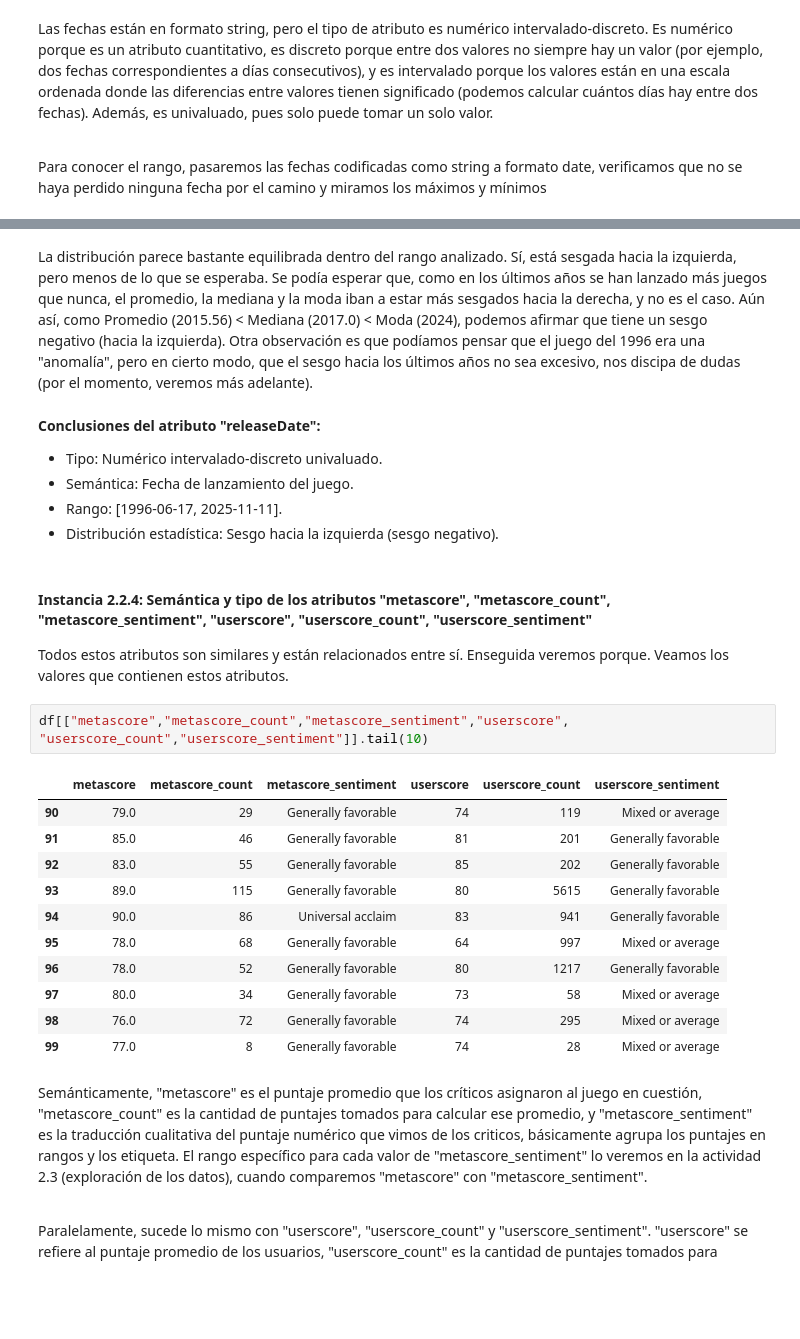
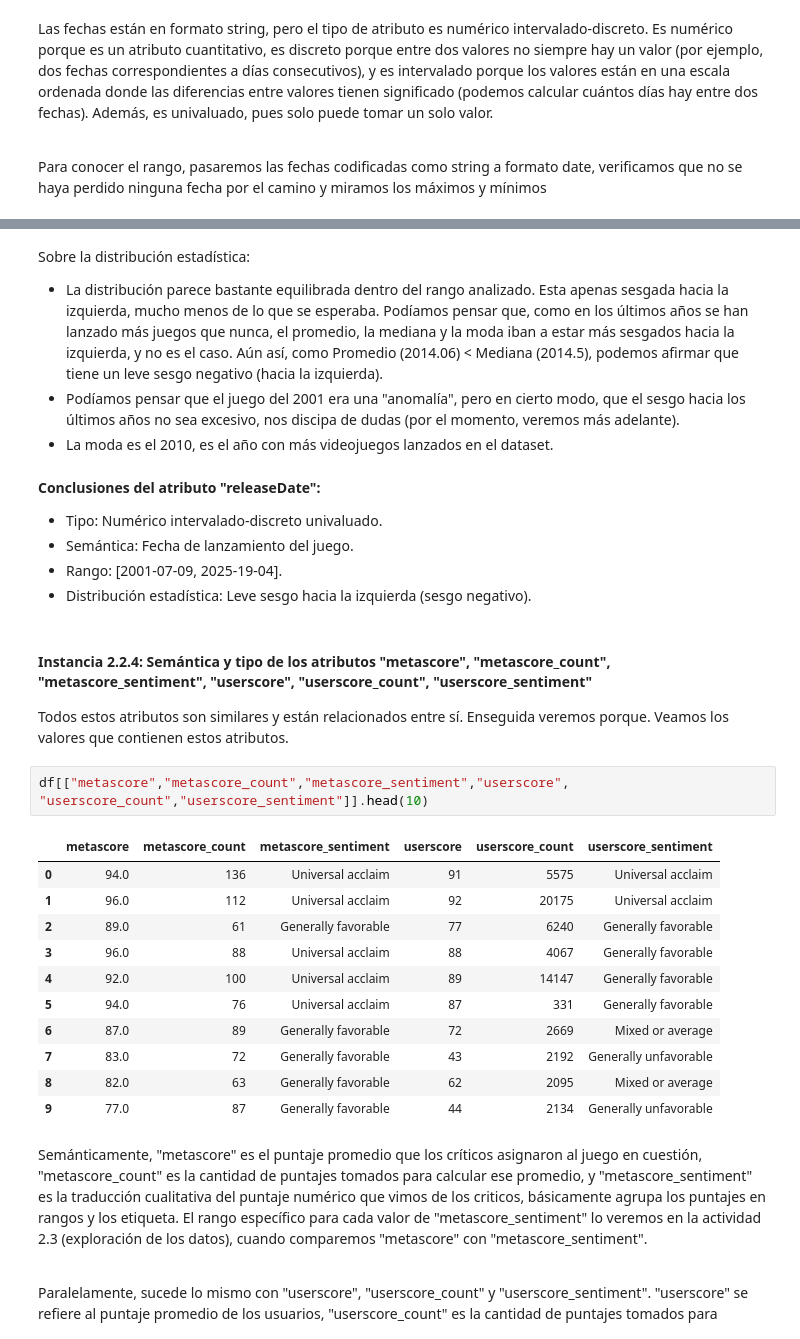
Before and after one commit to SantiagoCiaponi/data-science, a Jupyter notebook: notebooks/data_mining.ipynb, the cells around one changed output, grey strips where cells are left out. Cells and saved outputs as stored; diff of their text form; blank space fills up the shorter version.

```diff
--- a/notebooks/data_mining.ipynb
+++ b/notebooks/data_mining.ipynb
@@ -287,28 +287,31 @@ Moda: 2024, cantidad de juegos en ese año: 12
 # %% [markdown]
-La distribución parece bastante equilibrada dentro del rango analizado. Sí, está sesgada hacia la izquierda, pero menos de lo que se esperaba. Se podía esperar que, como en los últimos años se han lanzado más juegos que nunca, el promedio, la mediana y la moda iban a estar más sesgados hacia la derecha, y no es el caso. Aún así, como Promedio (2015.56) < Mediana (2017.0) < Moda (2024), podemos afirmar que tiene un sesgo negativo (hacia la izquierda). Otra observación es que podíamos pensar que el juego del 1996 era una "anomalía", pero en cierto modo, que el sesgo hacia los últimos años no sea excesivo, nos discipa de dudas (por el momento, veremos más adelante).
+Sobre la distribución estadística:
+* La distribución parece bastante equilibrada dentro del rango analizado. Esta apenas sesgada hacia la izquierda, mucho menos de lo que se esperaba. Podíamos pensar que, como en los últimos años se han lanzado más juegos que nunca, el promedio, la mediana y la moda iban a estar más sesgados hacia la izquierda, y no es el caso. Aún así, como Promedio (2014.06) < Mediana (2014.5), podemos afirmar que tiene un leve sesgo negativo (hacia la izquierda).
+* Podíamos pensar que el juego del 2001 era una "anomalía", pero en cierto modo, que el sesgo hacia los últimos años no sea excesivo, nos discipa de dudas (por el momento, veremos más adelante).
+* La moda es el 2010, es el año con más videojuegos lanzados en el dataset.
 # %% [markdown]
 **Conclusiones del atributo "releaseDate":**
 * Tipo: Numérico intervalado-discreto univaluado.
 * Semántica: Fecha de lanzamiento del juego.
-* Rango: [1996-06-17, 2025-11-11].
-* Distribución estadística: Sesgo hacia la izquierda (sesgo negativo).
+* Rango: [2001-07-09, 2025-19-04].
+* Distribución estadística: Leve sesgo hacia la izquierda (sesgo negativo).
 # %% [markdown]
 #### Instancia 2.2.4: Semántica y tipo de los atributos "metascore", "metascore_count", "metascore_sentiment", "userscore", "userscore_count", "userscore_sentiment"
 Todos estos atributos son similares y están relacionados entre sí. Enseguida veremos porque. Veamos los valores que contienen estos atributos.
 # %%
-df[["metascore","metascore_count","metascore_sentiment","userscore", "userscore_count","userscore_sentiment"]].tail(10)
+df[["metascore","metascore_count","metascore_sentiment","userscore", "userscore_count","userscore_sentiment"]].head(10)
 # %% [output]
 |  | metascore | metascore_count | metascore_sentiment | userscore | userscore_count | userscore_sentiment |
-| 90 | 79.0 | 29 | Generally favorable | 74 | 119 | Mixed or average |
-| 91 | 85.0 | 46 | Generally favorable | 81 | 201 | Generally favorable |
-| 92 | 83.0 | 55 | Generally favorable | 85 | 202 | Generally favorable |
-| 93 | 89.0 | 115 | Generally favorable | 80 | 5615 | Generally favorable |
-| 94 | 90.0 | 86 | Universal acclaim | 83 | 941 | Generally favorable |
-| 95 | 78.0 | 68 | Generally favorable | 64 | 997 | Mixed or average |
-| 96 | 78.0 | 52 | Generally favorable | 80 | 1217 | Generally favorable |
-| 97 | 80.0 | 34 | Generally favorable | 73 | 58 | Mixed or average |
-| 98 | 76.0 | 72 | Generally favorable | 74 | 295 | Mixed or average |
-| 99 | 77.0 | 8 | Generally favorable | 74 | 28 | Mixed or average |
+| 0 | 94.0 | 136 | Universal acclaim | 91 | 5575 | Universal acclaim |
+| 1 | 96.0 | 112 | Universal acclaim | 92 | 20175 | Universal acclaim |
+| 2 | 89.0 | 61 | Generally favorable | 77 | 6240 | Generally favorable |
+| 3 | 96.0 | 88 | Universal acclaim | 88 | 4067 | Generally favorable |
+| 4 | 92.0 | 100 | Universal acclaim | 89 | 14147 | Generally favorable |
+| 5 | 94.0 | 76 | Universal acclaim | 87 | 331 | Generally favorable |
+| 6 | 87.0 | 89 | Generally favorable | 72 | 2669 | Mixed or average |
+| 7 | 83.0 | 72 | Generally favorable | 43 | 2192 | Generally unfavorable |
+| 8 | 82.0 | 63 | Generally favorable | 62 | 2095 | Mixed or average |
+| 9 | 77.0 | 87 | Generally favorable | 44 | 2134 | Generally unfavorable |
 # %% [markdown]
 Semánticamente, "metascore" es el puntaje promedio que los críticos asignaron al juego en cuestión, "metascore_count" es la cantidad de puntajes tomados para calcular ese promedio, y "metascore_sentiment" es la traducción cualitativa del puntaje numérico que vimos de los criticos, básicamente agrupa los puntajes en rangos y los etiqueta. El rango específico para cada valor de "metascore_sentiment" lo veremos en la actividad 2.3 (exploración de los datos), cuando comparemos "metascore" con "metascore_sentiment".
 <br>
```
Also changed, not shown: parts of 68 cells of this notebook.
